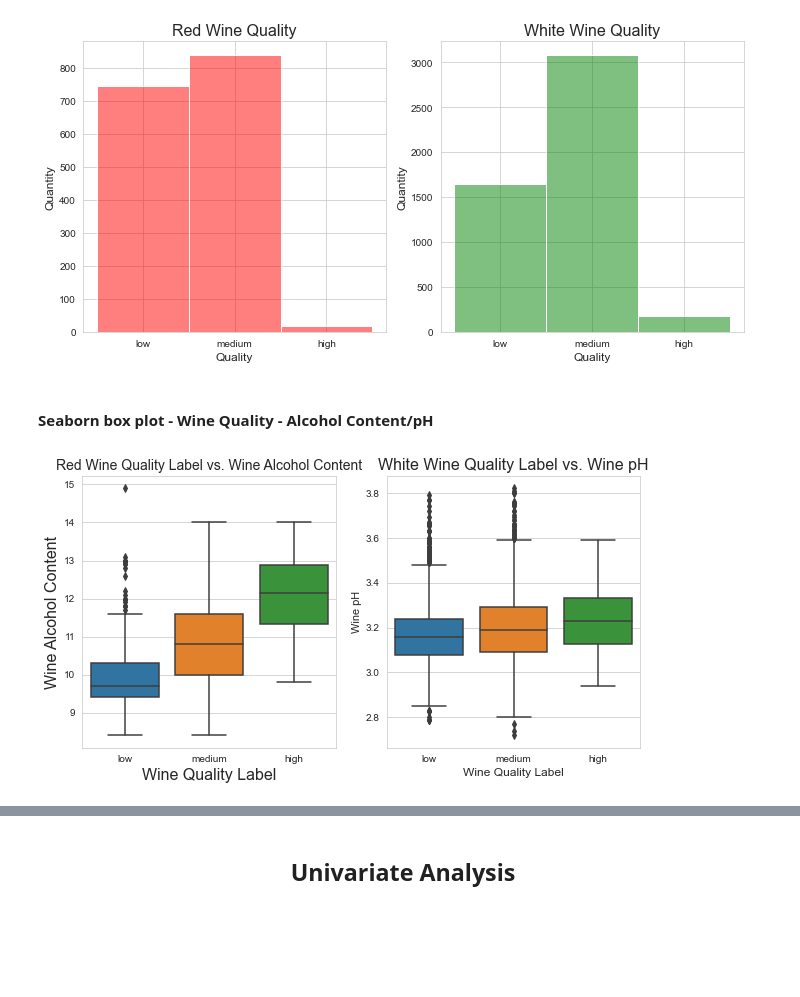
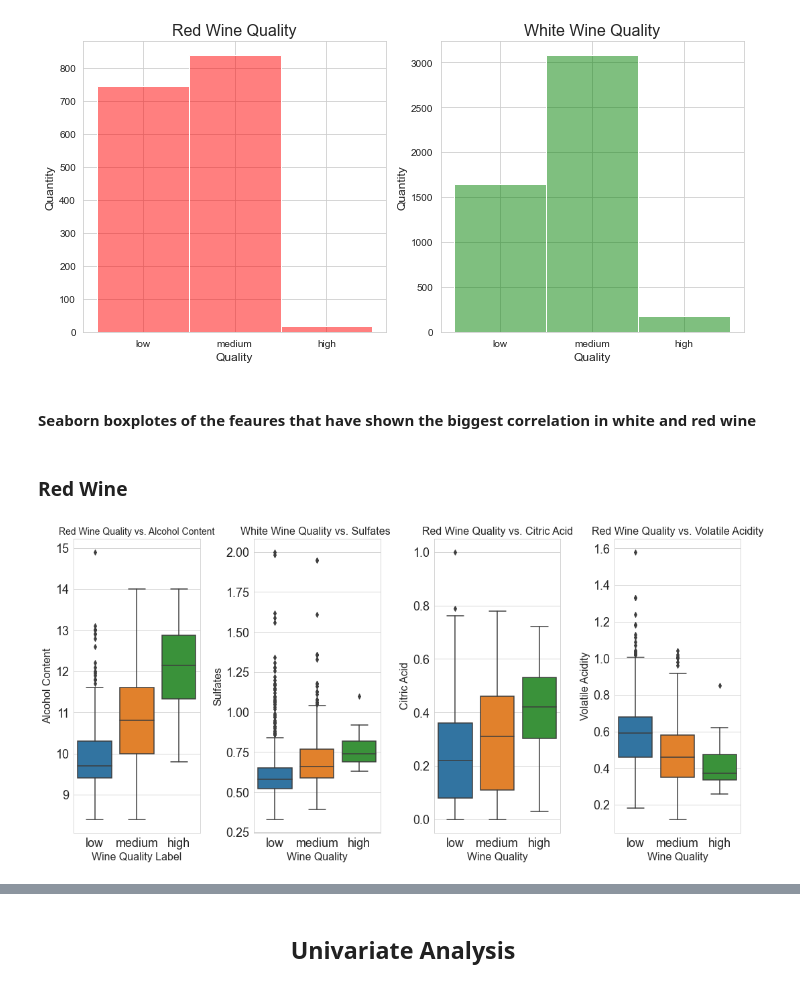
Before and after one commit to MaxLopezSalgado/wine_quality, a Jupyter notebook: wine_quality.ipynb, the cells around one changed output, grey strips where cells are left out. Saved outputs shown, nothing was run; the diff lists cells and outputs as text; code cells hidden in the pictures; blank space fills up the shorter version.

```diff
--- a/wine_quality.ipynb
+++ b/wine_quality.ipynb
@@ -487,24 +487,46 @@ plt.tight_layout()
 plt.show()
 # %% [output]
 [figure]
-# %% [markdown]
-<h4>Seaborn box plot - Wine Quality - Alcohol Content/pH</h4>
+# %% [markdown]
+<h4>Seaborn boxplotes of the feaures that have shown the biggest correlation in white and red wine </h4>
+# %% [markdown]
+<h3>Red Wine</h3>
 # %%
 # Create figure with two subplots side by side
-fig, (ax1, ax2) = plt.subplots(ncols=2, figsize=(10, 5))
+fig, (ax1, ax2, ax3, ax4) = plt.subplots(ncols=4, figsize=(15, 7.5))
 
 # Create first boxplot with wine alcohol content and quality for red wine
 sns.boxplot(x='quality_label', y='alcohol', data=red_wine_quality, ax=ax1)
-ax1.set_title('Red Wine Quality Label vs. Wine Alcohol Content', fontsize=14)
+ax1.set_title('Red Wine Quality vs. Alcohol Content', fontsize=14)
 ax1.set_xlabel('Wine Quality Label', fontsize=16)
-ax1.set_ylabel('Wine Alcohol Content', fontsize=16)
+ax1.set_ylabel('Alcohol Content', fontsize=16)
 
-# Create second boxplot with wine pH and quality for white wine
-sns.boxplot(x='quality_label', y='ph', data=white_wine_quality, ax=ax2)
-ax2.set_title('White Wine Quality Label vs. Wine pH', fontsize=16)
-ax2.set_xlabel('Wine Quality Label', fontsize=12)
-ax2.set_ylabel('Wine pH', fontsize=11)
+# Create second boxplot with wine sulfates and quality for red wine
+sns.boxplot(x='quality_label', y='sulphates', data=red_wine_quality, ax=ax2)
+ax2.set_title('White Wine Quality vs. Sulfates ', fontsize=16)
+ax2.set_xlabel('Wine Quality', fontsize=16)
+ax2.set_ylabel('Sulfates', fontsize=16)
 
+#create third boxplot with citric acid content and quality for red wine
+
+sns.boxplot(x='quality_label', y='citric_acid', data=red_wine_quality, ax=ax3)
+
+ax3.set_title('Red Wine Quality vs. Citric Acid', fontsize=16)
+ax3.set_xlabel('Wine Quality', fontsize=16)
+ax3.set_ylabel('Citric Acid', fontsize=16)
+
+# Create fourth boxplot with volatile acidity and quality for red wine
+sns.boxplot(x='quality_label', y='volatile_acidity', data=red_wine_quality, ax=ax4)
+
+ax4.set_title('Red Wine Quality vs. Volatile Acidity', fontsize=16)
+
+ax4.set_xlabel('Wine Quality', fontsize=16)
+ax4.set_ylabel('Volatile Acidity', fontsize=16)
+
+# Adjust the layout of the subplots
+plt.tight_layout()
+
+# Show the plots
 plt.show()
 # %% [output]
-[figure, old version]
+[figure, new version]
```
Also changed, not shown: parts of 5 cells of this notebook.
